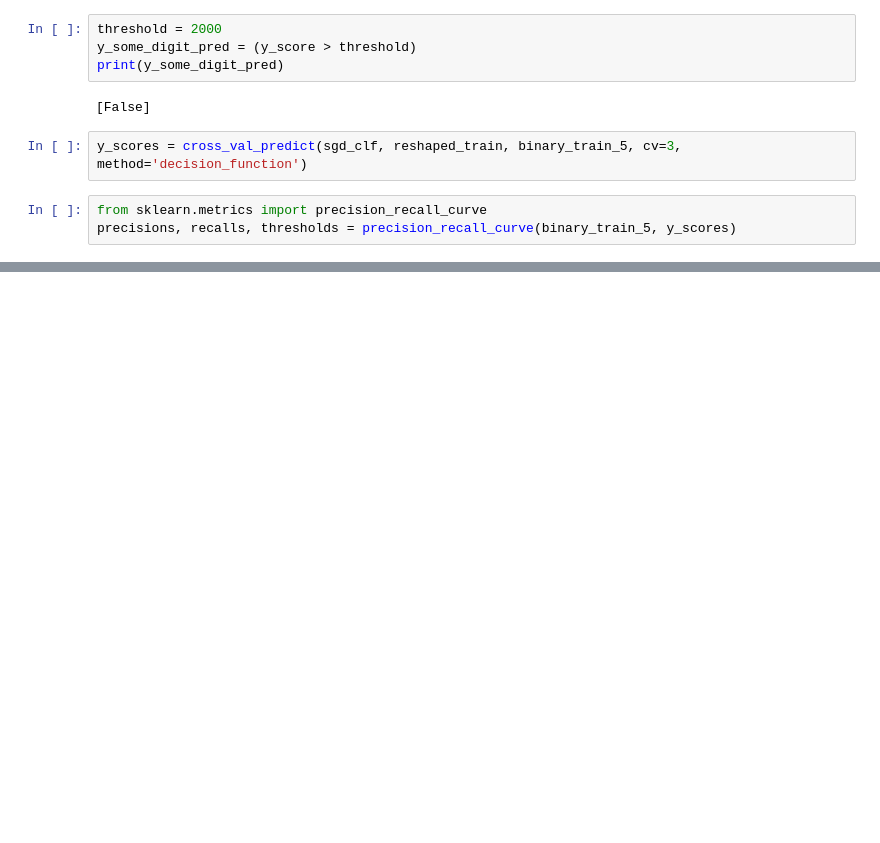
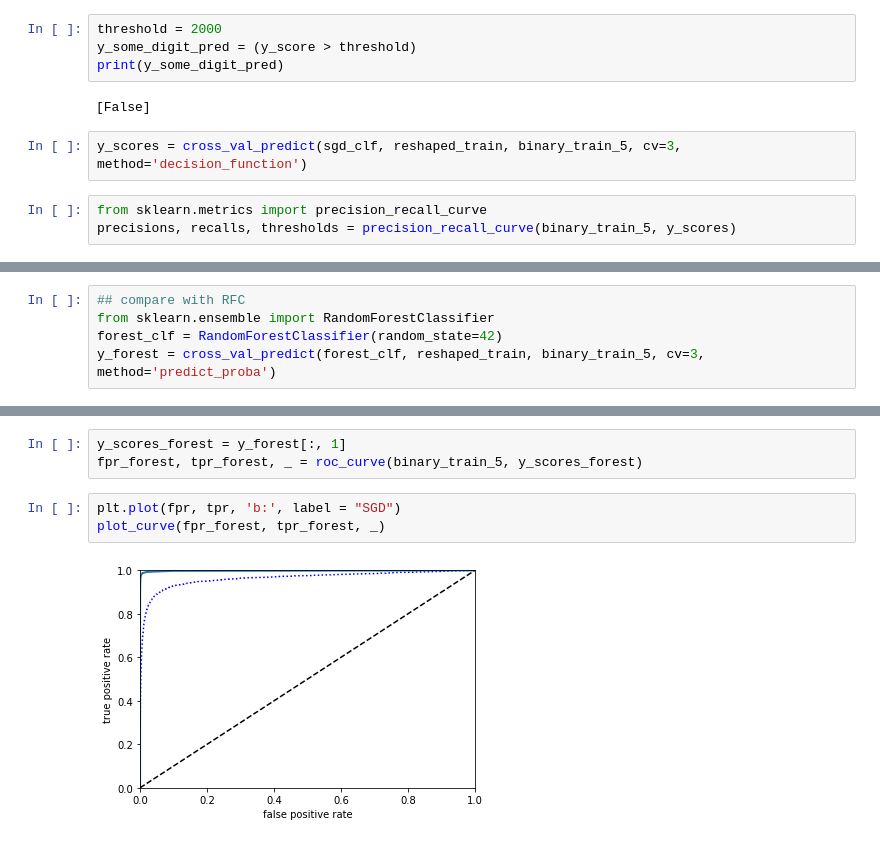
Before and after one commit to lottopotato/handson-ml_study, a Jupyter notebook: ch2/classifier/back-ground.ipynb, the cells around one changed output, grey strips where cells are left out. Saved outputs shown, nothing was run; the diff lists cells and outputs as text; blank space fills up the shorter version.

```diff
--- a/ch2/classifier/back-ground.ipynb
+++ b/ch2/classifier/back-ground.ipynb
@@ -145,0 +173,5 @@ _graph(precisions, recalls, thresholds)
+# %%
+## compare with RFC
+from sklearn.ensemble import RandomForestClassifier
+forest_clf = RandomForestClassifier(random_state=42)
+y_forest = cross_val_predict(forest_clf, reshaped_train, binary_train_5, cv=3, method='predict_proba')
@@ -145,0 +188,8 @@ _graph(precisions, recalls, thresholds)
+# %%
+y_scores_forest = y_forest[:, 1]
+fpr_forest, tpr_forest, _ = roc_curve(binary_train_5, y_scores_forest)
+# %%
+plt.plot(fpr, tpr, 'b:', label = "SGD")
+plot_curve(fpr_forest, tpr_forest, _)
+# %% [output]
+[figure, added]
```
Also changed, not shown: parts of 19 cells of this notebook.
